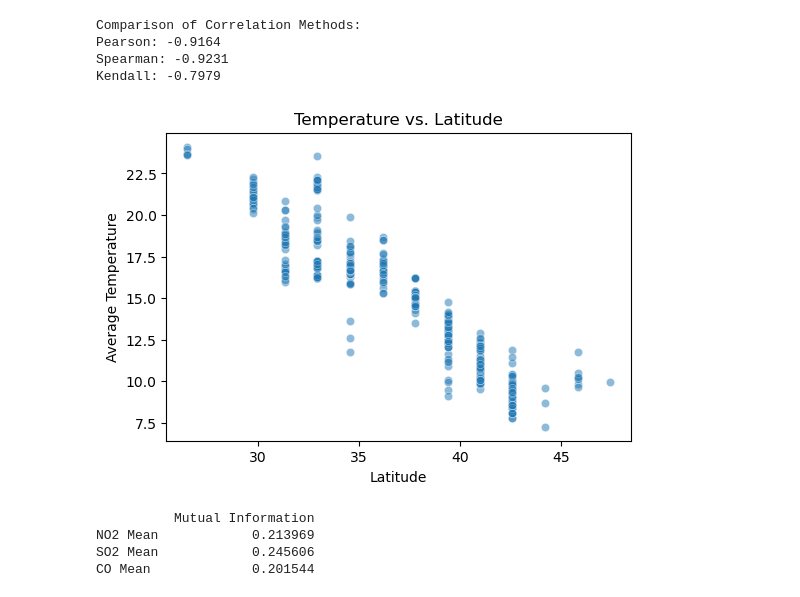
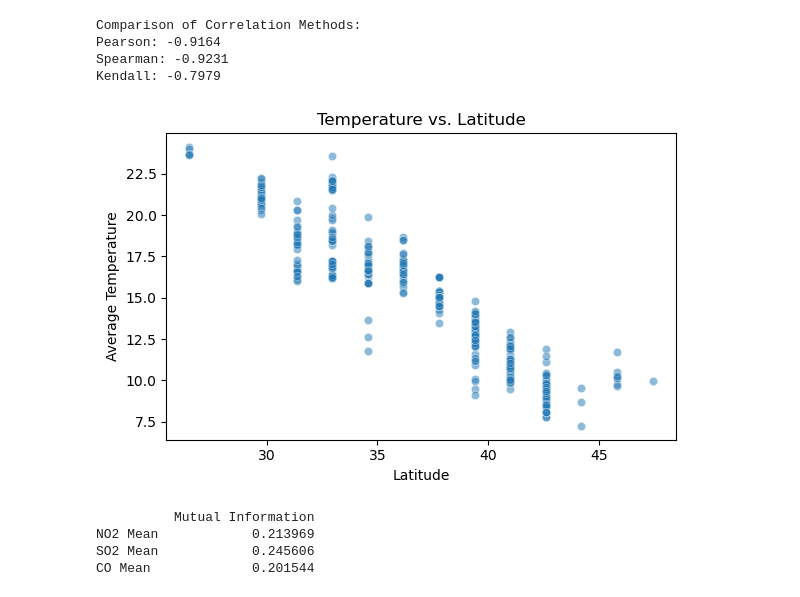
Before and after one commit to aredjil/Temperature-forecasting-for-different-cities-in-the-world, a Jupyter notebook: Correlation_analysis.ipynb, the cells around one changed output. Cells and saved outputs as stored; diff of their text form; code cells hidden in the pictures.

```diff
--- a/Correlation_analysis.ipynb
+++ b/Correlation_analysis.ipynb
@@ -99,9 +99,10 @@ We need to measure correlations between different variables in the dataset (df).
 - Then, we check the correlation between temperature change and pollution levels to see if pollution is affecting long-term temperature trends.
 # %%
 # Load the data cleaned
-global_df = pd.read_csv("data-project3/GlobalLandTemperaturesByCity.csv")
-#df = pd.read_csv('averaged_output.csv')
-df = global_df.copy()
+#pollution_df = pd.read_csv("data-project3/pollution_us_2000_2016.csv")
+#df = pollution_df.copy()
+
+df = pd.read_csv('averaged_output.csv')
 # %%
 df
 # %% [output]
@@ -137,13 +138,16 @@ Kendall: -0.7979
 # %%
 # Plot Temperature vs. Latitude
 plt.figure(figsize=(6, 4))
 sns.scatterplot(x=df["Latitude"], y=df["AverageTemperature"], alpha=0.5)
 plt.xlabel("Latitude")
 plt.ylabel("Average Temperature")
 plt.title("Temperature vs. Latitude")
+# Save the plot
+plt.tight_layout()
+plt.savefig("figures/temperature_vs_latitude.png", dpi=300, bbox_inches='tight')
 plt.show()
 # %% [output]
-[figure, old version]
+[figure, new version]
 # %%
 # Compute mutual information between Temperature and Pollution variables
 X = df[["NO2 Mean", "SO2 Mean", "CO Mean"]]
```
Also changed, not shown: parts of 1 cell of this notebook, 4 other files.
